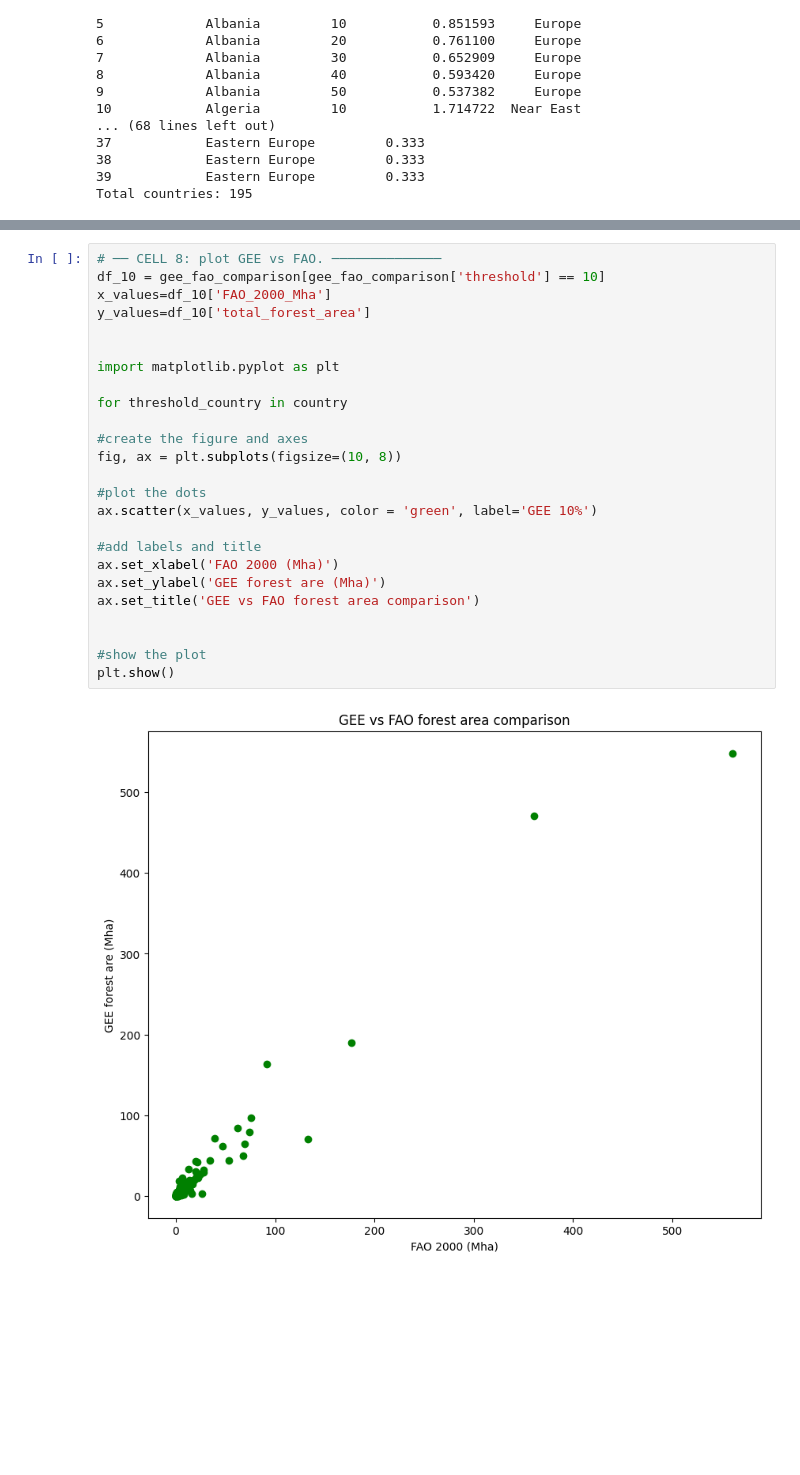
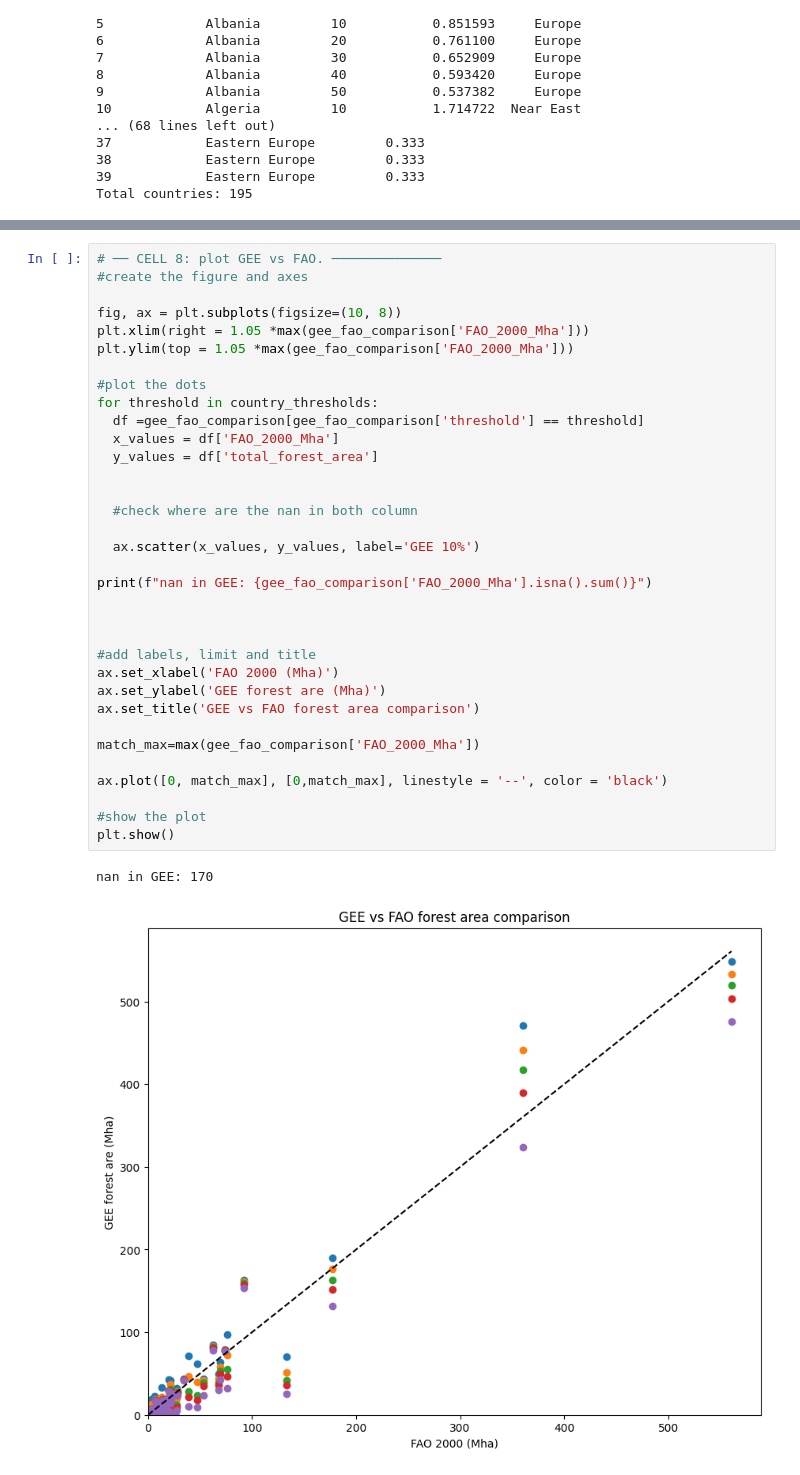
Before and after one commit to MElsdk-lab/Biochar_forest_estimation, a Jupyter notebook: Notebook_2_Forest_Area_Analysis.ipynb, the cells around one changed output, grey strips where cells are left out. Drawn from its saved outputs; the diff is of its cells as text; blank space fills up the shorter version.

Commit message:
plot GEE tree cover vs FAO forest area year 2000

```diff
--- a/Notebook_2_Forest_Area_Analysis.ipynb
+++ b/Notebook_2_Forest_Area_Analysis.ipynb
@@ -166,27 +169,37 @@ print(gee_fao_comparison_world.head())
 # %%
 # ── CELL 8: plot GEE vs FAO. ──────────────
-df_10 = gee_fao_comparison[gee_fao_comparison['threshold'] == 10]
-x_values=df_10['FAO_2000_Mha']
-y_values=df_10['total_forest_area']
+#create the figure and axes
+
+fig, ax = plt.subplots(figsize=(10, 8))
+plt.xlim(right = 1.05 *max(gee_fao_comparison['FAO_2000_Mha']))
+plt.ylim(top = 1.05 *max(gee_fao_comparison['FAO_2000_Mha']))
+
+#plot the dots
+for threshold in country_thresholds:
+  df =gee_fao_comparison[gee_fao_comparison['threshold'] == threshold]
+  x_values = df['FAO_2000_Mha']
+  y_values = df['total_forest_area']
 
 
-import matplotlib.pyplot as plt
+  #check where are the nan in both column
 
-for threshold_country in country
+  ax.scatter(x_values, y_values, label='GEE 10%')
 
-#create the figure and axes
-fig, ax = plt.subplots(figsize=(10, 8))
+print(f"nan in GEE: {gee_fao_comparison['FAO_2000_Mha'].isna().sum()}")
 
-#plot the dots
-ax.scatter(x_values, y_values, color = 'green', label='GEE 10%')
 
-#add labels and title
+
+#add labels, limit and title
 ax.set_xlabel('FAO 2000 (Mha)')
 ax.set_ylabel('GEE forest are (Mha)')
 ax.set_title('GEE vs FAO forest area comparison')
 
+match_max=max(gee_fao_comparison['FAO_2000_Mha'])
+
+ax.plot([0, match_max], [0,match_max], linestyle = '--', color = 'black')
 
 #show the plot
 plt.show()
 # %% [output]
+nan in GEE: 170
-[figure, old version]
+[figure, new version]
```
Also changed, not shown: parts of 3 cells of this notebook.
